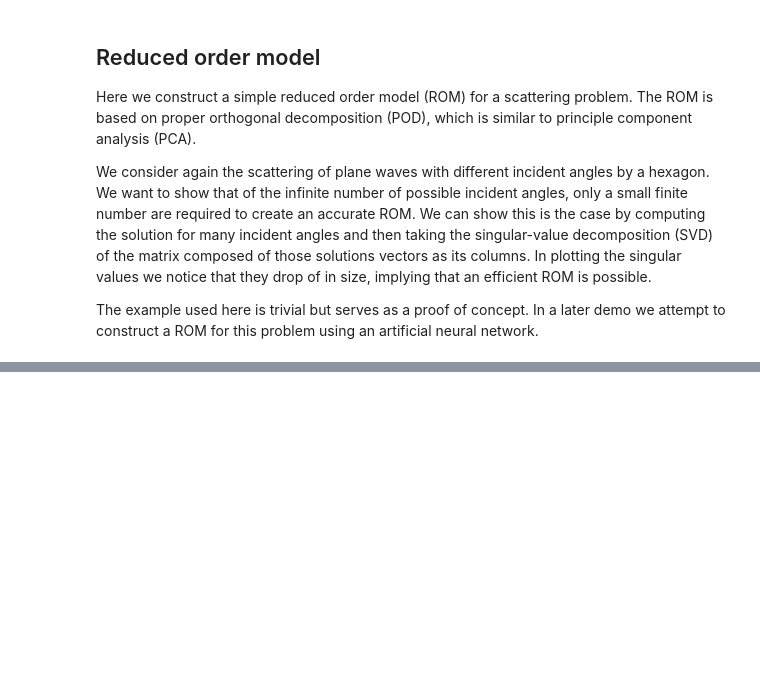
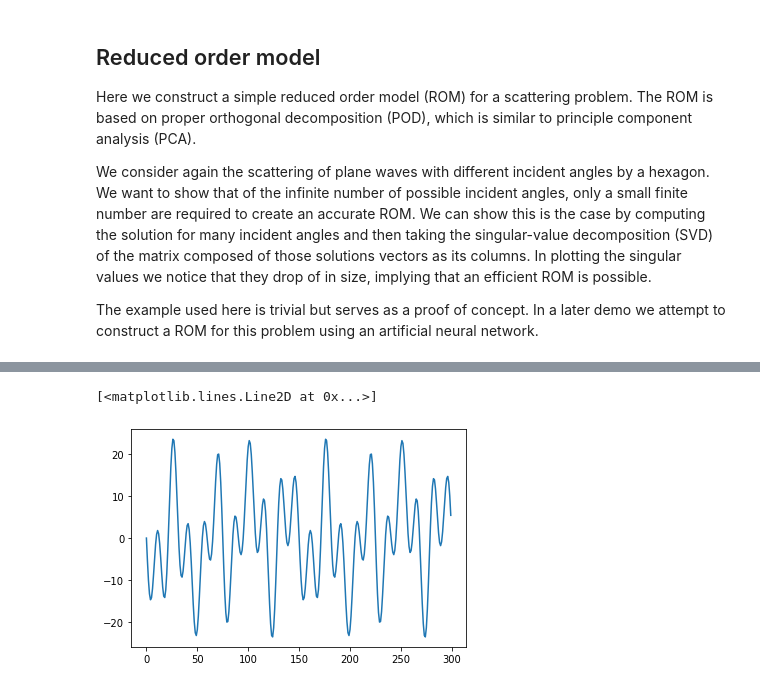
Before and after one commit to samuelpgroth/vines, a Jupyter notebook: demo/acoustics/demo3_reduced_order_model.ipynb, the cells around one changed output, grey strips where cells are left out. Saved outputs shown, nothing was run; the diff lists cells and outputs as text; code cells hidden in the pictures; blank space fills up the shorter version.

```diff
--- a/demo/acoustics/demo3_reduced_order_model.ipynb
+++ b/demo/acoustics/demo3_reduced_order_model.ipynb
@@ -170,0 +173,11 @@ Now let's try this using an artificial neural network instead of POD.
+# %%
+# Compute projection of full-order solutions onto reduced space coefficients
+c = np.matmul(np.conjugate(P).T, sol_mat)
+# %%
+# Separate real and imag components and stack, since NN works with real numbers only
+c_stack = np.vstack((np.real(c), np.imag(c)))
+# %%
+plt.plot(c_stack[0,:])
+# %% [output]
+[<matplotlib.lines.Line2D at 0x...>]
+[figure, added]
```
Also changed, not shown: parts of 27 cells of this notebook, 4 other files.
